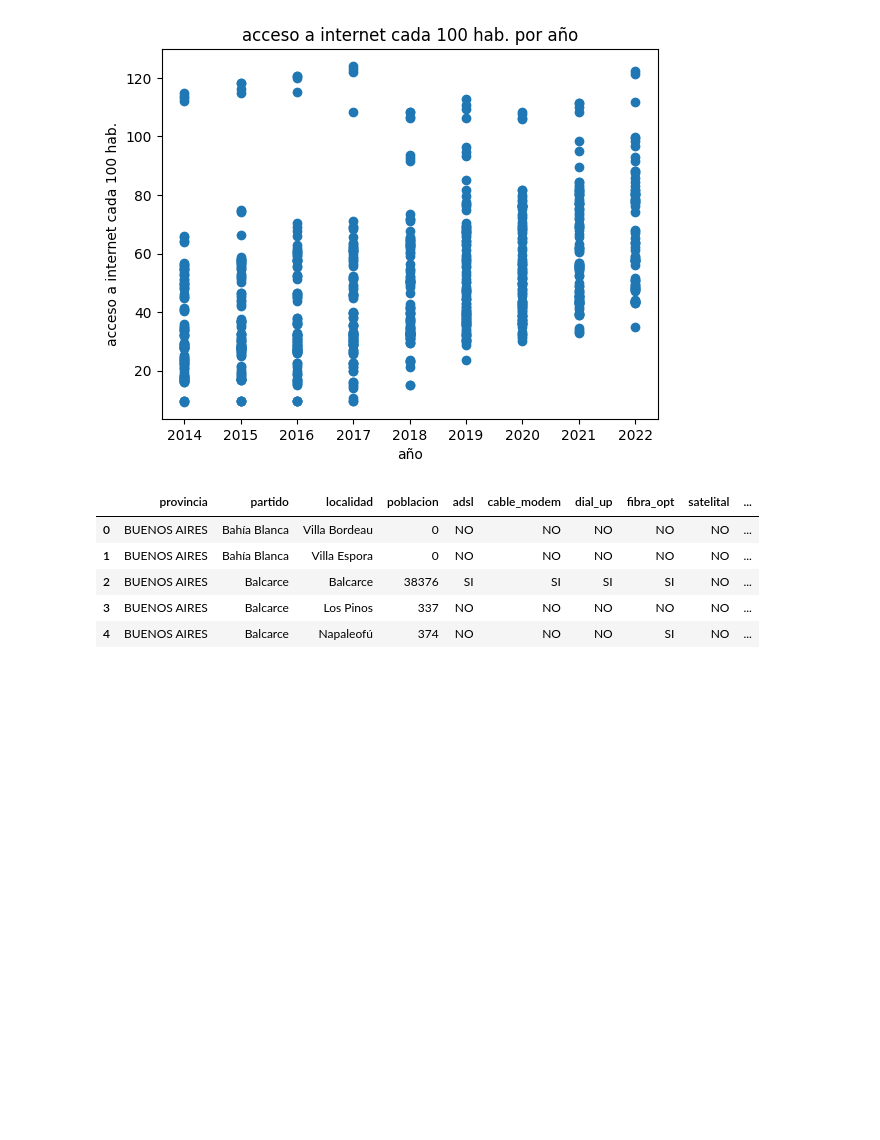
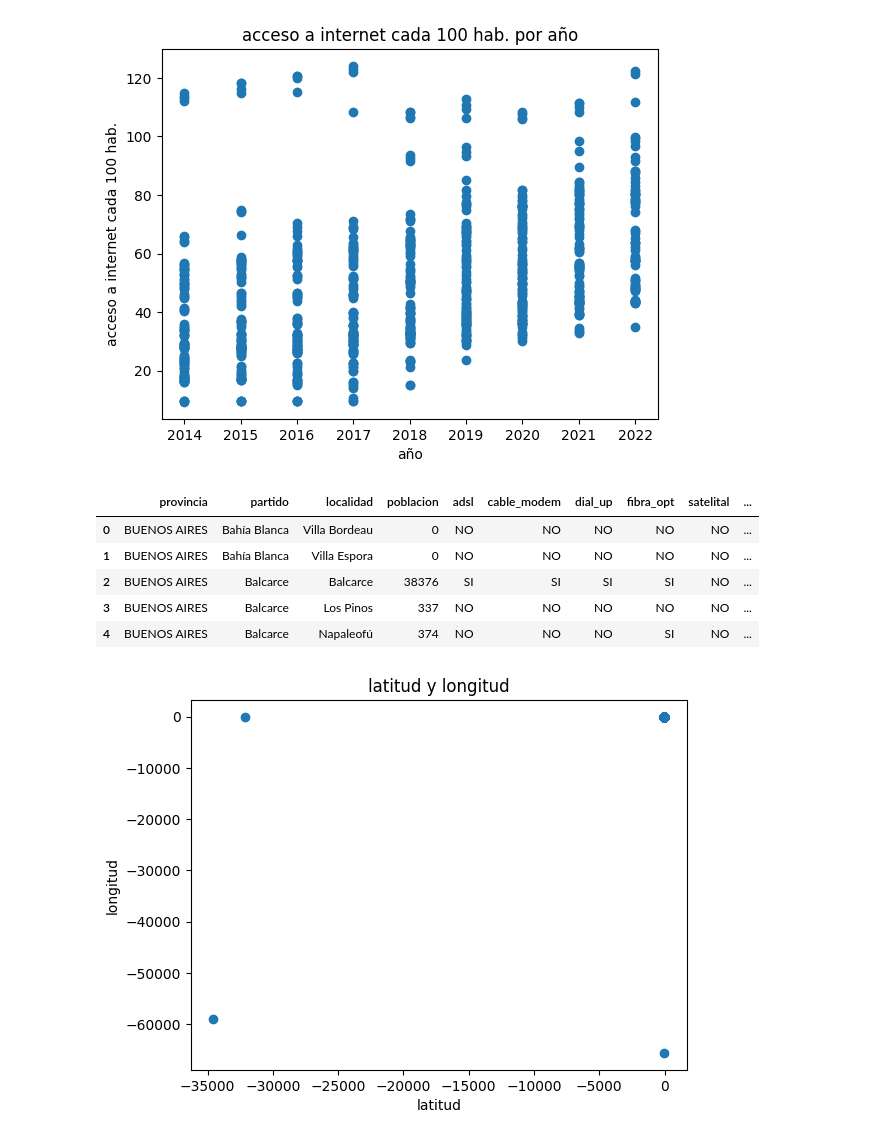
Before and after one commit to frangr94/pi_data_analyst, a Jupyter notebook: EDA.ipynb, the cells around one changed output. Saved outputs shown, nothing was run; the diff lists cells and outputs as text; code cells hidden in the pictures; blank space fills up the shorter version.

```diff
--- a/EDA.ipynb
+++ b/EDA.ipynb
@@ -79,0 +82,9 @@ locales.head()
+# %%
+# para ver si hay algun problema con latitud/longitud, se puede hacer un scatterplot: al parecer hay algunos outliers (probablemente errores de tipeo)
+plt.scatter(locales['latitud'],locales['longitud'])
+plt.xlabel('latitud')
+plt.ylabel('longitud')
+plt.title('latitud y longitud')
+plt.show()
+# %% [output]
+[figure, added]
```
Also changed, not shown: parts of 4 cells of this notebook, 7 other files.
